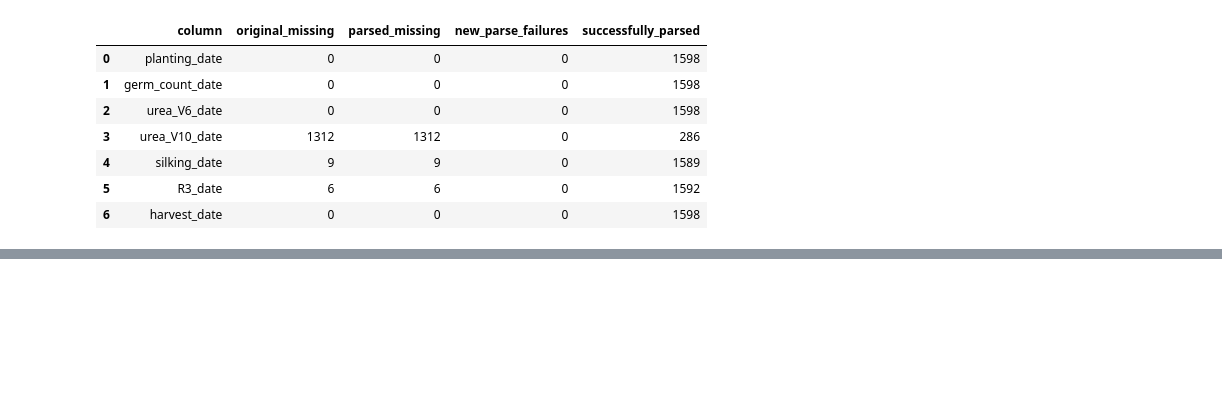
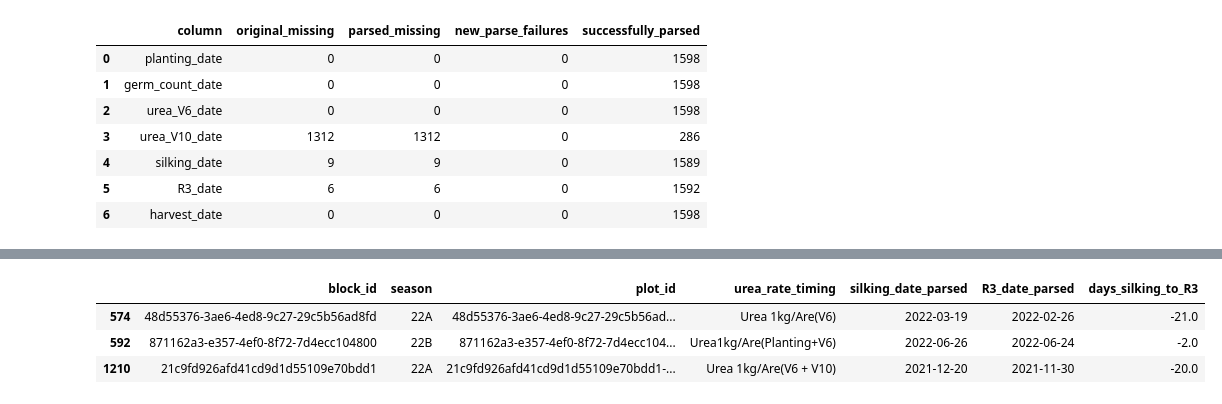
Before and after one commit to Vin-Okumu/maize-yield-optimization-rwanda, a Jupyter notebook: 02_Notebooks/02_data_cleaning.ipynb, the cells around one changed output, grey strips where cells are left out. Saved outputs shown, nothing was run; the diff lists cells and outputs as text; code cells hidden in the pictures; blank space fills up the shorter version.

```diff
--- a/02_Notebooks/02_data_cleaning.ipynb
+++ b/02_Notebooks/02_data_cleaning.ipynb
@@ -249,0 +348,30 @@ display(date_audit)
+# %%
+# Let's quantify the inconsistencies in a separate diagnostic column
+
+plot_clean["days_silking_to_R3"] = (
+    plot_clean["R3_date_parsed"]
+    - plot_clean["silking_date_parsed"]
+).dt.days
+
+flagged_r3 = plot_clean[
+    plot_clean["check_silking_date_before_R3_date"]
+]
+
+display(
+    flagged_r3[
+        [
+            "block_id",
+            "season",
+            "plot_id",
+            "urea_rate_timing",
+            "silking_date_parsed",
+            "R3_date_parsed",
+            "days_silking_to_R3"
+        ]
+    ]
+)
+# %% [output]
+|  | block_id | season | plot_id | urea_rate_timing | silking_date_parsed | R3_date_parsed | days_silking_to_R3 |
+| 574 | 48d55376-3ae6-4ed8-9c27-29c5b56ad8fd | 22A | 48d55376-3ae6-4ed8-9c27-29c5b56ad... | Urea 1kg/Are(V6) | 2022-03-19 | 2022-02-26 | -21.0 |
+| 592 | 871162a3-e357-4ef0-8f72-7d4ecc104800 | 22B | 871162a3-e357-4ef0-8f72-7d4ecc104... | Urea1kg/Are(Planting+V6) | 2022-06-26 | 2022-06-24 | -2.0 |
+| 1210 | 21c9fd926afd41cd9d1d55109e70bdd1 | 22A | 21c9fd926afd41cd9d1d55109e70bdd1-... | Urea 1kg/Are(V6 + V10) | 2021-12-20 | 2021-11-30 | -20.0 |
```
Also changed, not shown: parts of 15 cells of this notebook.
